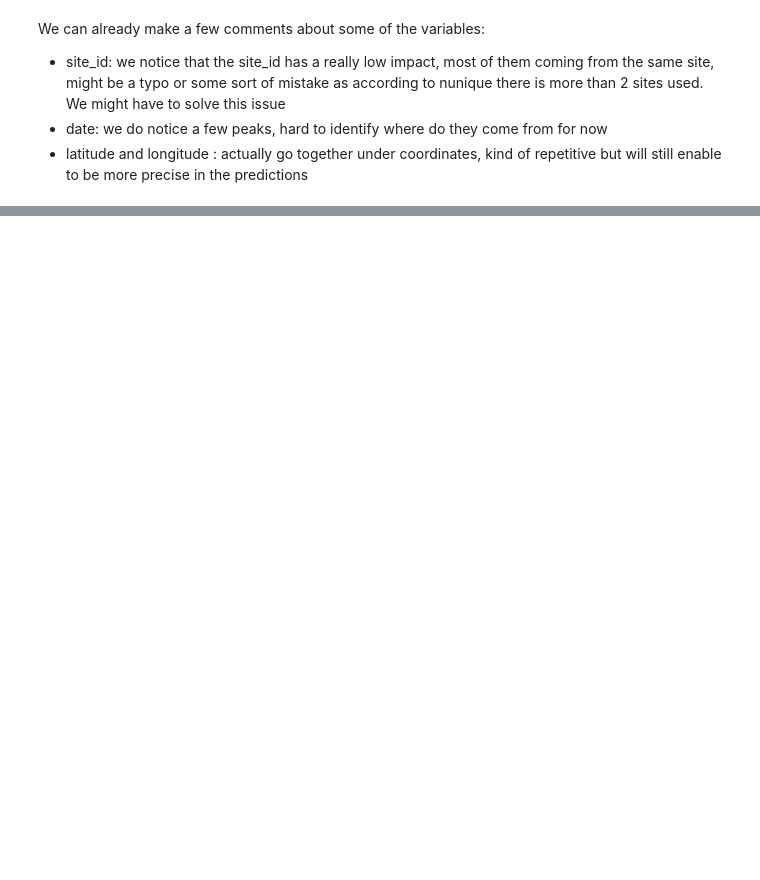
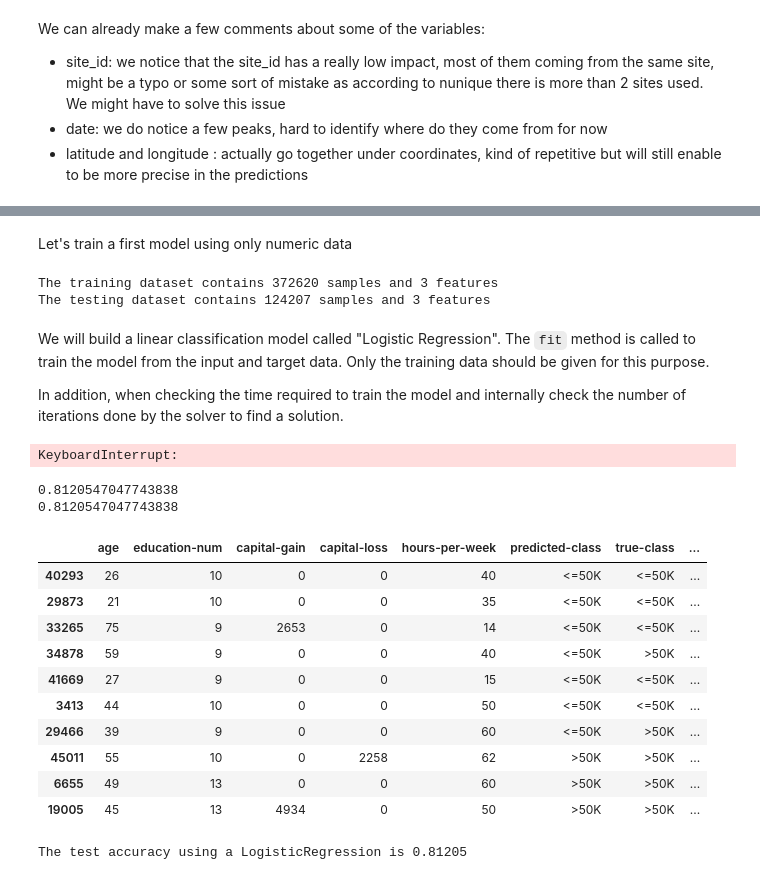
Before and after one commit to thom1100/bike_counters_, a Jupyter notebook: Data_optimization.ipynb, the cells around one changed output, grey strips where cells are left out. Drawn from its saved outputs; the diff is of its cells as text; code cells hidden in the pictures; blank space fills up the shorter version.

```diff
--- a/Data_optimization.ipynb
+++ b/Data_optimization.ipynb
@@ -94,0 +164,4 @@ We can already make a few comments about some of the variables:
+# %%
+target_name = 'bike_count'
+target = data_bike[target_name]
+data = data_bike.drop(columns=[target_name, 'log_bike_count'])
@@ -94,0 +182,3 @@ We can already make a few comments about some of the variables:
+# %%
+data_numeric = data.select_dtypes(include= np.number)
+data_numeric
@@ -94,0 +199,27 @@ We can already make a few comments about some of the variables:
+# %% [markdown]
+Let's train a first model using only numeric data
+# %%
+from sklearn.model_selection import train_test_split
+
+data_train, data_test, target_train, target_test = train_test_split(
+    data_numeric, target, random_state=2406,
+)
+
+print(
+    f"The training dataset contains {data_train.shape[0]} samples and "
+    f"{data_train.shape[1]} features"
+)
+print(
+    f"The testing dataset contains {data_test.shape[0]} samples and "
+    f"{data_test.shape[1]} features"
+)
+# %% [output]
+The training dataset contains 372620 samples and 3 features
+The testing dataset contains 124207 samples and 3 features
+# %% [markdown]
+We will build a linear classification model called "Logistic Regression". The
+`fit` method is called to train the model from the input and target data. Only
+the training data should be given for this purpose.
+
+In addition, when checking the time required to train the model and internally
+check the number of iterations done by the solver to find a solution.
@@ -94,0 +232,45 @@ We can already make a few comments about some of the variables:
+# %%
+from sklearn.pipeline import make_pipeline
+
+model = make_pipeline(StandardScaler(), LogisticRegression(solver='lbfgs'))
+start = time.time()
+model.fit(data_train, target_train)
+elapsed_time = time.time() - start
+# %% [output]
+KeyboardInterrupt:
+# %%
+print(model.score(data_test, target_test))
+
+y_pred = model.predict(data_test)
+from sklearn.metrics import accuracy_score
+print(accuracy_score(target_test, y_pred))
+# %% [output]
+0.8120547047743838
+0.8120547047743838
+# %%
+target_predicted = model.predict(data_test)  # predict on test data
+
+predictions = data_test.copy()
+predictions['predicted-class'] = target_predicted
+predictions['true-class'] = target_test
+predictions['correct'] = target_predicted == target_test
+predictions.head(n=10)
+# %% [output]
+|  | age | education-num | capital-gain | capital-loss | hours-per-week | predicted-class | true-class | ... |
+| 40293 | 26 | 10 | 0 | 0 | 40 | <=50K | <=50K | ... |
+| 29873 | 21 | 10 | 0 | 0 | 35 | <=50K | <=50K | ... |
+| 33265 | 75 | 9 | 2653 | 0 | 14 | <=50K | <=50K | ... |
+| 34878 | 59 | 9 | 0 | 0 | 40 | <=50K | >50K | ... |
+| 41669 | 27 | 9 | 0 | 0 | 15 | <=50K | <=50K | ... |
+| 3413 | 44 | 10 | 0 | 0 | 50 | <=50K | <=50K | ... |
+| 29466 | 39 | 9 | 0 | 0 | 60 | <=50K | >50K | ... |
+| 45011 | 55 | 10 | 0 | 2258 | 62 | >50K | >50K | ... |
+| 6655 | 49 | 13 | 0 | 0 | 60 | >50K | >50K | ... |
+| 19005 | 45 | 13 | 4934 | 0 | 50 | >50K | >50K | ... |
+# %%
+print(
+    f"The test accuracy using a {model.__class__.__name__} is "
+    f"{model.score(data_test, target_test):.5f}"
+)
+# %% [output]
+The test accuracy using a LogisticRegression is 0.81205
```
Also changed, not shown: parts of 11 cells of this notebook.
